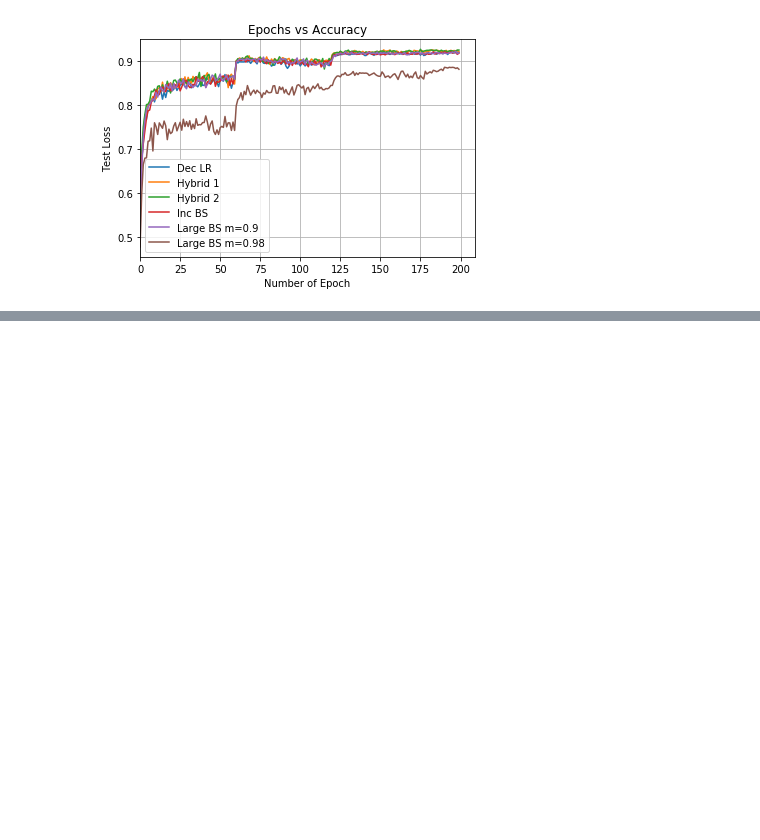
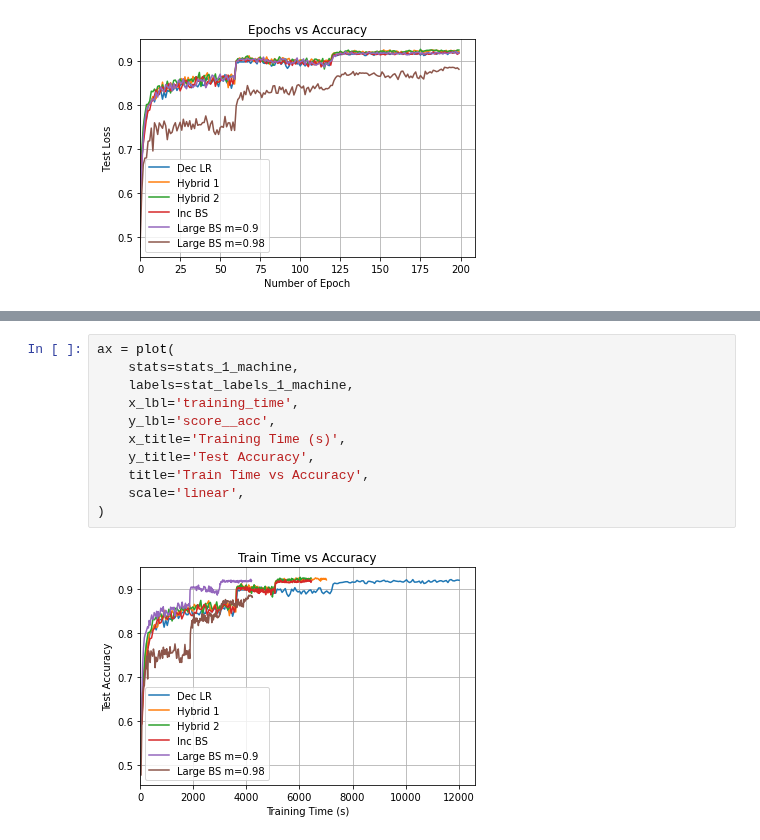
Before and after one commit to stsievert/adadamp-experiments, a Jupyter notebook: exp-dask/viz-sim.ipynb, the cells around one changed output, grey strips where cells are left out. Cells and saved outputs as stored; diff of their text form; blank space fills up the shorter version.

```diff
--- a/exp-dask/viz-sim.ipynb
+++ b/exp-dask/viz-sim.ipynb
@@ -151,0 +184,13 @@ ax = plot(
+# %%
+ax = plot(
+    stats=stats_1_machine,
+    labels=stat_labels_1_machine,
+    x_lbl='training_time',
+    y_lbl='score__acc',
+    x_title='Training Time (s)',
+    y_title='Test Accuracy',
+    title='Train Time vs Accuracy',
+    scale='linear',
+)
+# %% [output]
+[figure, added]
```
Also changed, not shown: parts of 3 cells of this notebook, 2 other files.
